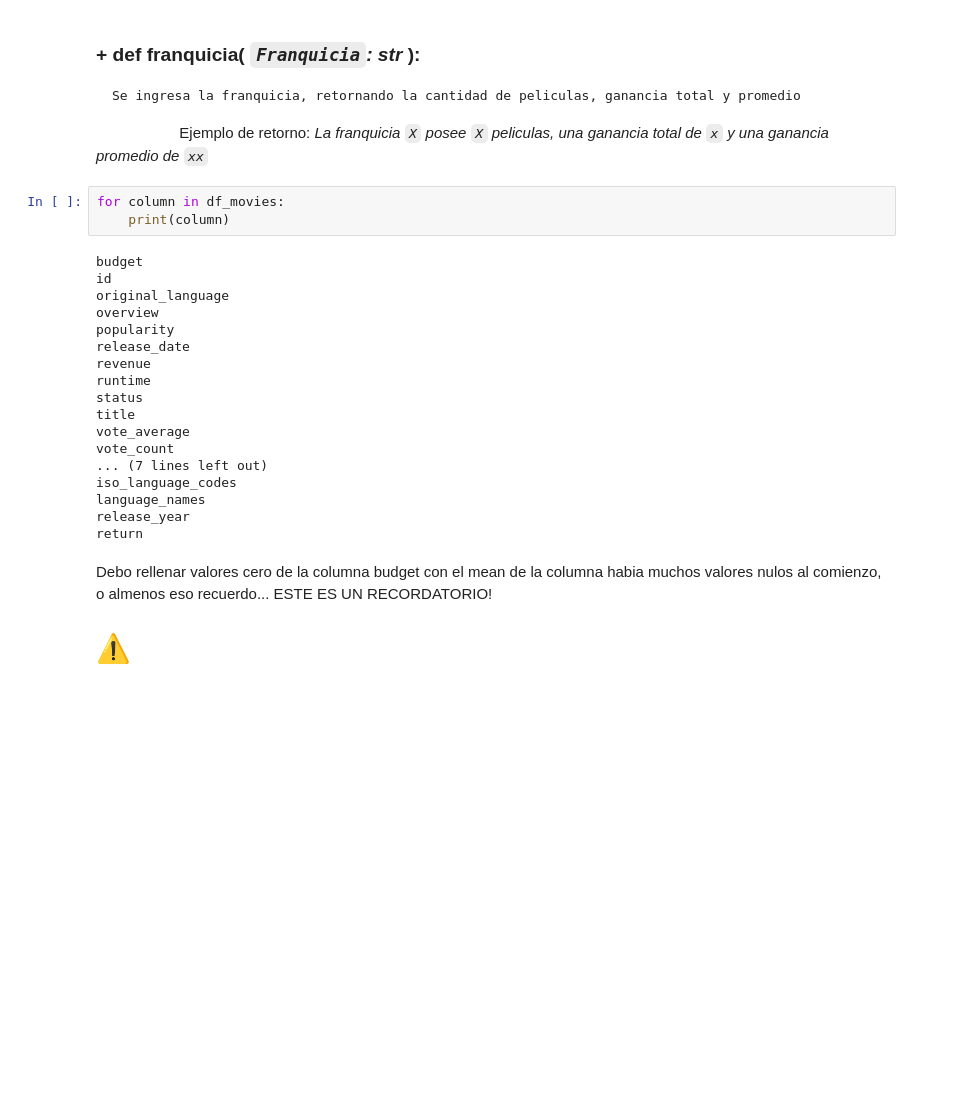
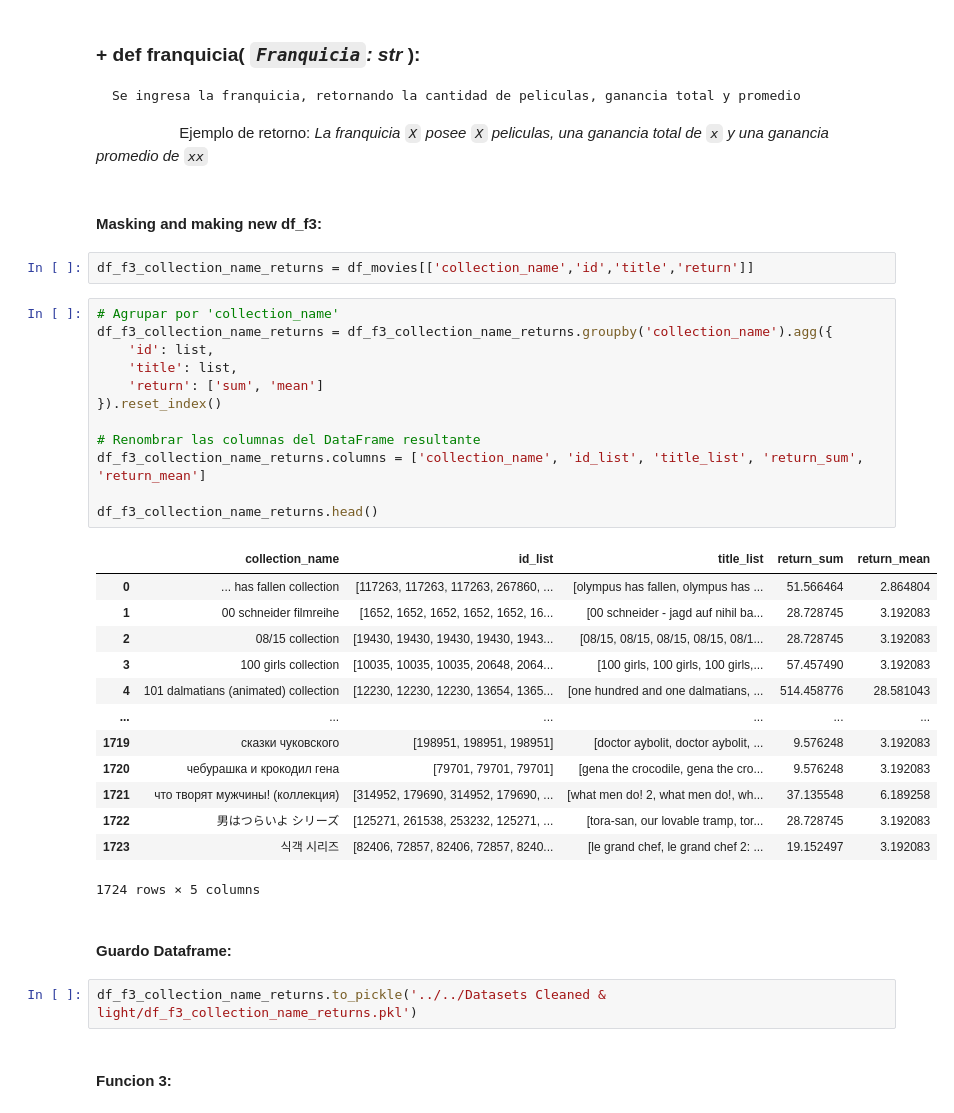
Before and after one commit to Lucaramallo/PI1_MLOps_Sistema_de_Recomendacion_Movies_ML, a Jupyter notebook: ETLs/Functios_testing/Functions_test.ipynb, the cells around one changed output. Drawn from its saved outputs; the diff is of its cells as text; blank space fills up the shorter version.

```diff
--- a/ETLs/Functios_testing/Functions_test.ipynb
+++ b/ETLs/Functios_testing/Functions_test.ipynb
@@ -378,27 +377,39 @@ __________________________________________________
     Se ingresa la franquicia, retornando la cantidad de peliculas, ganancia total y promedio
 
 &nbsp;&nbsp;&nbsp;&nbsp;&nbsp;&nbsp;&nbsp;&nbsp;&nbsp;&nbsp;&nbsp;&nbsp;&nbsp;&nbsp;&nbsp;&nbsp;&nbsp;&nbsp;&nbsp;&nbsp;Ejemplo de retorno: *La franquicia `X` posee `X` peliculas, una ganancia total de `x` y una ganancia promedio de `xx`*
-# %%
-for column in df_movies:
-    print(column)
-# %% [output]
-budget
-id
-original_language
-overview
-popularity
-release_date
-revenue
-runtime
-status
-title
-vote_average
-vote_count
-... (7 lines left out)
-iso_language_codes
-language_names
-release_year
-return
-# %% [markdown]
-Debo rellenar valores cero de la columna budget con el mean de la columna habia muchos valores nulos al comienzo, o almenos eso recuerdo... ESTE ES UN RECORDATORIO!
-# ⚠
+# %% [markdown]
+#### Masking and making new df_f3:
+# %%
+df_f3_collection_name_returns = df_movies[['collection_name','id','title','return']]
+# %%
+# Agrupar por 'collection_name'
+df_f3_collection_name_returns = df_f3_collection_name_returns.groupby('collection_name').agg({
+    'id': list,
+    'title': list,
+    'return': ['sum', 'mean']
+}).reset_index()
+
+# Renombrar las columnas del DataFrame resultante
+df_f3_collection_name_returns.columns = ['collection_name', 'id_list', 'title_list', 'return_sum', 'return_mean']
+
+df_f3_collection_name_returns.head()
+# %% [output]
+|  | collection_name | id_list | title_list | return_sum | return_mean |
+| 0 | ... has fallen collection | [117263, 117263, 117263, 267860, ... | [olympus has fallen, olympus has ... | 51.566464 | 2.864804 |
+| 1 | 00 schneider filmreihe | [1652, 1652, 1652, 1652, 1652, 16... | [00 schneider - jagd auf nihil ba... | 28.728745 | 3.192083 |
+| 2 | 08/15 collection | [19430, 19430, 19430, 19430, 1943... | [08/15, 08/15, 08/15, 08/15, 08/1... | 28.728745 | 3.192083 |
+| 3 | 100 girls collection | [10035, 10035, 10035, 20648, 2064... | [100 girls, 100 girls, 100 girls,... | 57.457490 | 3.192083 |
+| 4 | 101 dalmatians (animated) collection | [12230, 12230, 12230, 13654, 1365... | [one hundred and one dalmatians, ... | 514.458776 | 28.581043 |
+| ... | ... | ... | ... | ... | ... |
+| 1719 | сказки чуковского | [198951, 198951, 198951] | [doctor aybolit, doctor aybolit, ... | 9.576248 | 3.192083 |
+| 1720 | чебурашка и крокодил гена | [79701, 79701, 79701] | [gena the crocodile, gena the cro... | 9.576248 | 3.192083 |
+| 1721 | что творят мужчины! (коллекция) | [314952, 179690, 314952, 179690, ... | [what men do! 2, what men do!, wh... | 37.135548 | 6.189258 |
+| 1722 | 男はつらいよ シリーズ | [125271, 261538, 253232, 125271, ... | [tora-san, our lovable tramp, tor... | 28.728745 | 3.192083 |
+| 1723 | 식객 시리즈 | [82406, 72857, 82406, 72857, 8240... | [le grand chef, le grand chef 2: ... | 19.152497 | 3.192083 |
+1724 rows × 5 columns
+# %% [markdown]
+#### Guardo Dataframe:
+# %%
+df_f3_collection_name_returns.to_pickle('../../Datasets Cleaned & light/df_f3_collection_name_returns.pkl')
+# %% [markdown]
+#### Funcion 3:
```
Also changed, not shown: parts of 8 cells of this notebook, 1 other file.
